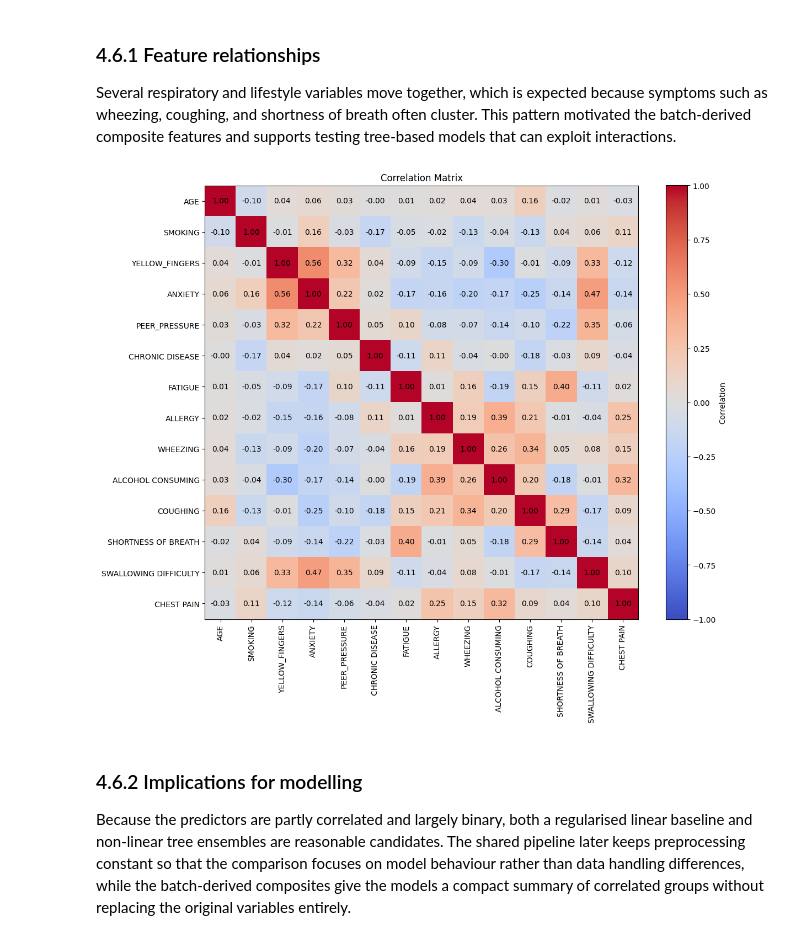
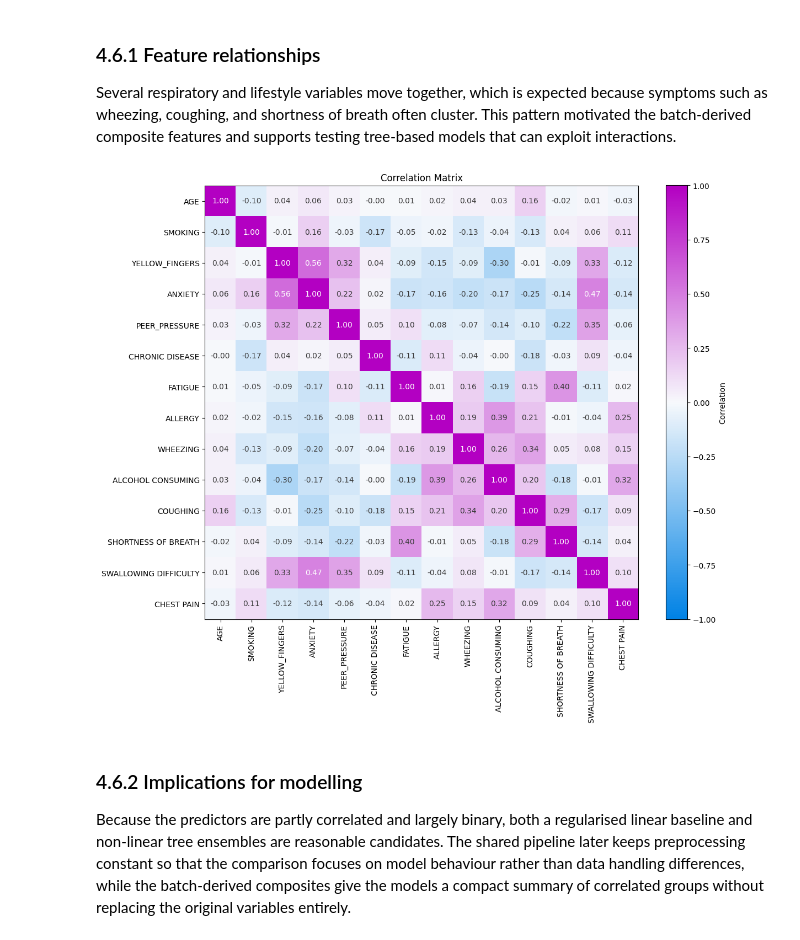
Before and after one commit to JoeShade/groupProject, a Jupyter notebook: blankTemplate.ipynb, the cells around one changed output. Cells and saved outputs as stored; diff of their text form; code cells hidden in the pictures.

```diff
--- a/blankTemplate.ipynb
+++ b/blankTemplate.ipynb
@@ -3071,21 +3833,25 @@ Several respiratory and lifestyle variables move together, which is expected bec
 # %%
 corr_matrix = dataset_dedup.corr(numeric_only=True)
 
-plt.figure(figsize=(12, 10))
-plt.imshow(corr_matrix, cmap='coolwarm', vmin=-1, vmax=1)
-plt.colorbar(label='Correlation')
-plt.xticks(range(len(corr_matrix.columns)), corr_matrix.columns, rotation=90)
-plt.yticks(range(len(corr_matrix.index)), corr_matrix.index)
-plt.title('Correlation Matrix')
+corr_fig, corr_ax = plt.subplots(figsize=(12, 10))
+corr_image = corr_ax.imshow(corr_matrix, cmap=section4_heatmap_cmap, vmin=-1, vmax=1)
+corr_fig.colorbar(corr_image, label='Correlation', ax=corr_ax)
+corr_ax.set_xticks(range(len(corr_matrix.columns)))
+corr_ax.set_xticklabels(corr_matrix.columns, rotation=90)
+corr_ax.set_yticks(range(len(corr_matrix.index)))
+corr_ax.set_yticklabels(corr_matrix.index)
+corr_ax.set_title('Correlation Matrix')
 
 for i in range(len(corr_matrix.index)):
     for j in range(len(corr_matrix.columns)):
-        plt.text(j, i, f"{corr_matrix.iloc[i, j]:.2f}", ha='center', va='center', color='black')
+        corr_value = corr_matrix.iloc[i, j]
+        text_color = 'white' if abs(corr_value) >= 0.45 else section4_neutral_color
+        corr_ax.text(j, i, f'{corr_value:.2f}', ha='center', va='center', color=text_color)
 
 plt.tight_layout()
 plt.show()
 # %% [output]
-[figure, old version]
+[figure, new version]
 # %% [markdown]
 ### 4.6.2 Implications for modelling
 Because the predictors are partly correlated and largely binary, both a regularised linear baseline and non-linear tree ensembles are reasonable candidates. The shared pipeline later keeps preprocessing constant so that the comparison focuses on model behaviour rather than data handling differences, while the batch-derived composites give the models a compact summary of correlated groups without replacing the original variables entirely.
```
Also changed, not shown: parts of 27 cells of this notebook.
